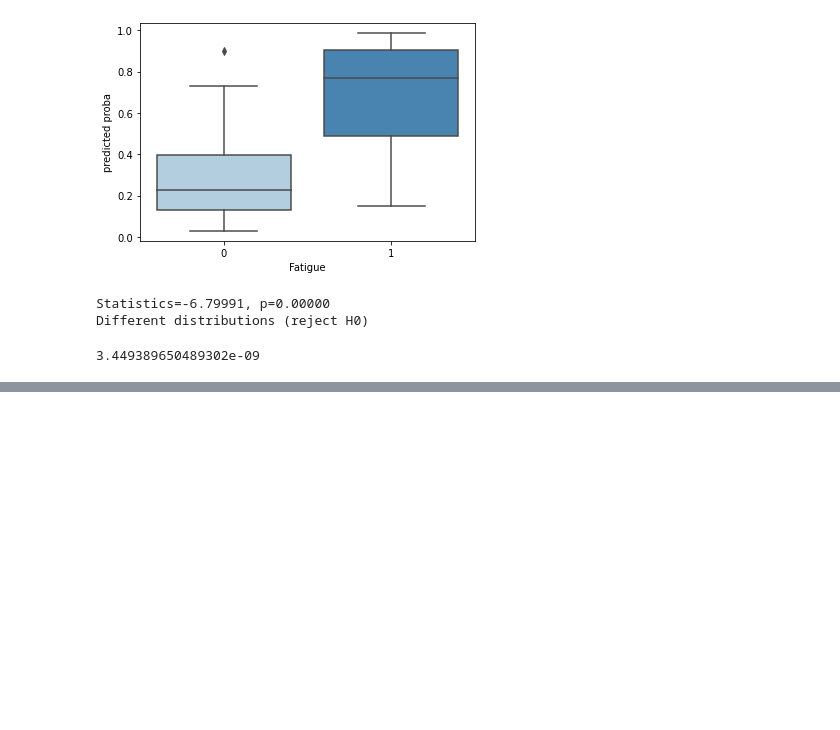
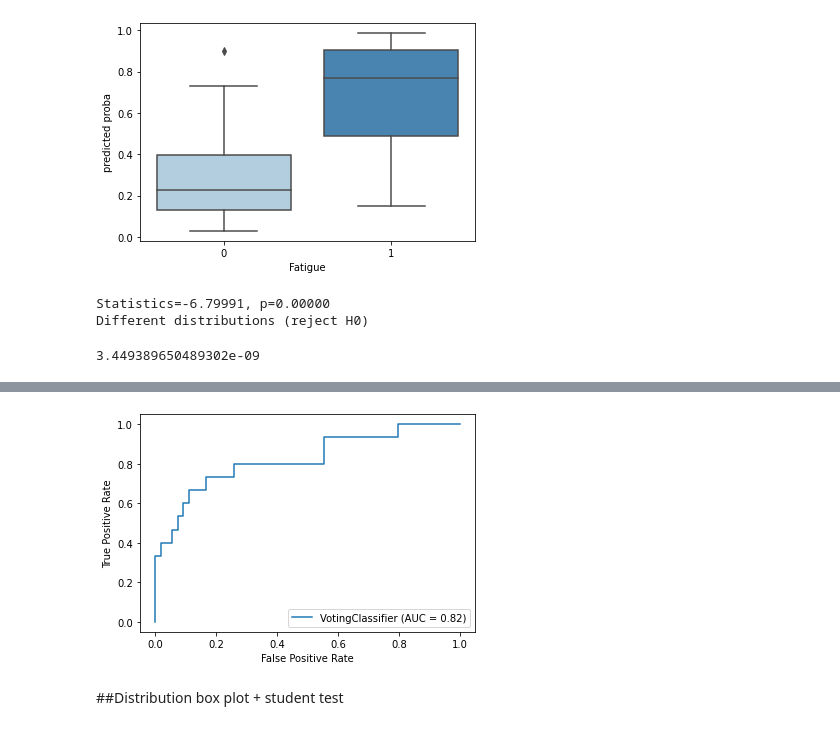
Before and after one commit to LIHVOICE/Predi_COVID_Fatigue_Vocal_Biomarker, a Jupyter notebook: Feature_extraction_and_ML_models'_training.ipynb, the cells around one changed output, grey strips where cells are left out. Drawn from its saved outputs; the diff is of its cells as text; code cells hidden in the pictures; blank space fills up the shorter version.

```diff
--- a/Feature_extraction_and_ML_models'_training.ipynb
+++ b/Feature_extraction_and_ML_models'_training.ipynb
@@ -356,0 +423,11 @@ p
+# %%
+#classification report
+models = zip(names, Classifiers)
+for name, model in models:
+    model.fit(X_train, y_train)
+    y_pred = model.predict(X_test)
+    print(name)
+    print(accuracy_score(y_test, y_pred))
+    print(classification_report(y_test, y_pred))
+    #plot_confusion_matrix(model, X_test, y_test)
+    print("--------------------------------------------------------------------------")
@@ -356,0 +556,8 @@ p
+# %%
+from sklearn import datasets, metrics, model_selection
+metrics.plot_roc_curve(ensemble, X_test, y_test)
+plt.show()
+# %% [output]
+[figure, added]
+# %% [markdown]
+##Distribution box plot + student test
```
Also changed, not shown: parts of 28 cells of this notebook.
